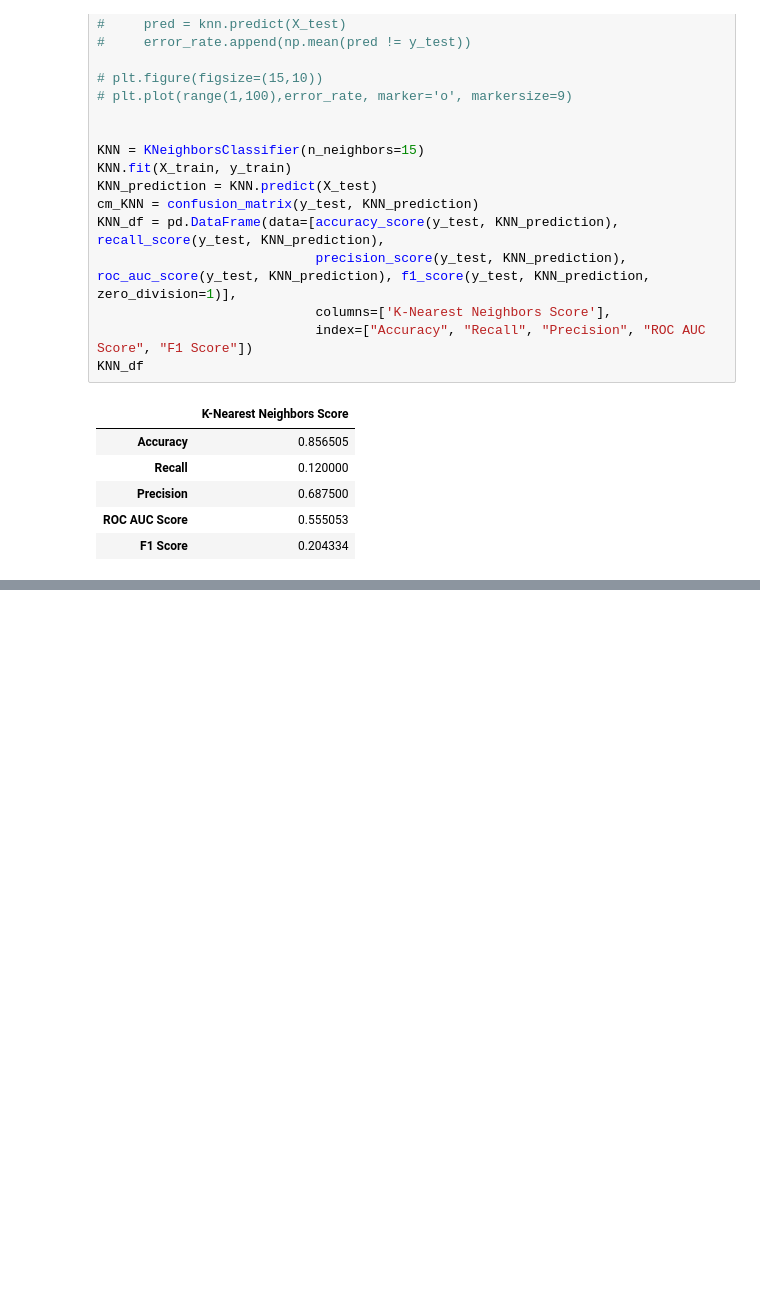
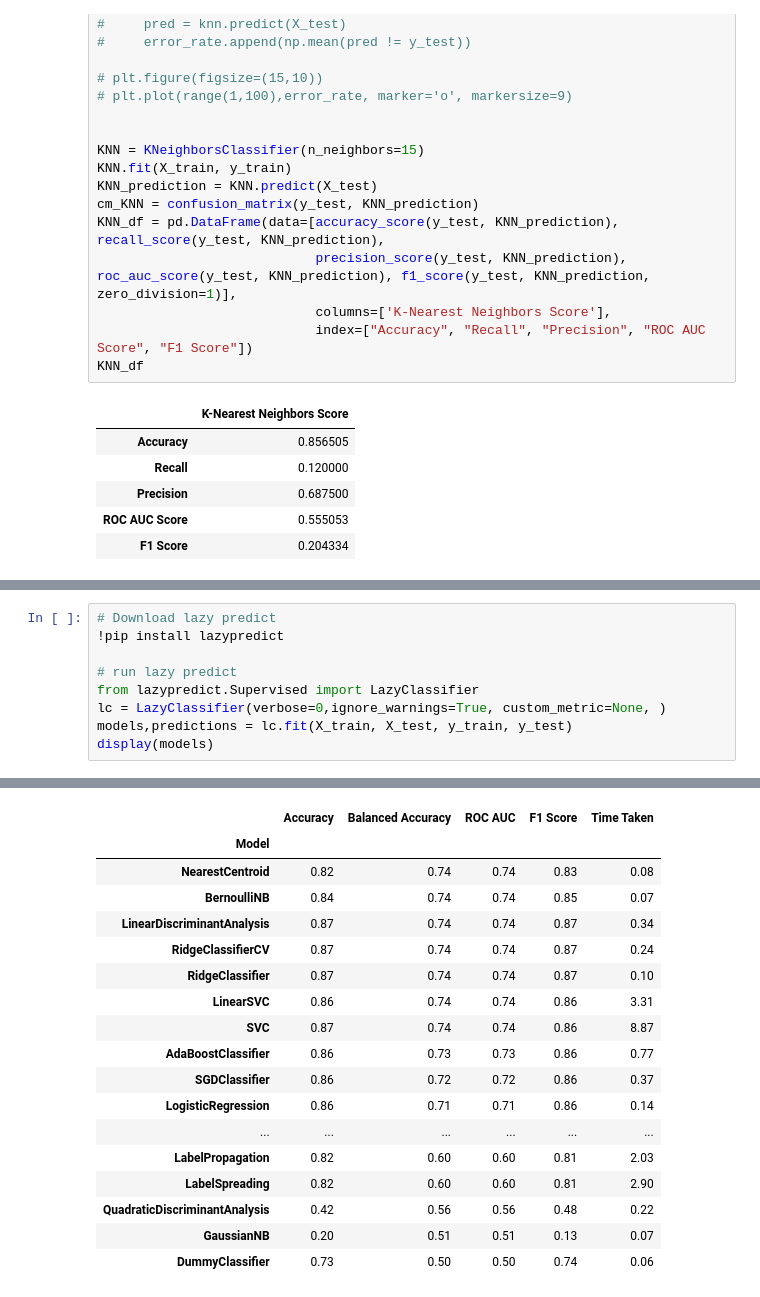
Before and after one commit to vaibhav1595/HR-Analytics-Predict-who-will-change-jobs, a Jupyter notebook: Predict_who_will_move_to_a_new_job.ipynb, the cells around one changed output, grey strips where cells are left out. Cells and saved outputs as stored; diff of their text form; blank space fills up the shorter version.

```diff
--- a/Predict_who_will_move_to_a_new_job.ipynb
+++ b/Predict_who_will_move_to_a_new_job.ipynb
@@ -923,0 +887,10 @@ all_models
+# %%
+# Download lazy predict
+!pip install lazypredict
+
+# run lazy predict
+from lazypredict.Supervised import LazyClassifier
+lc = LazyClassifier(verbose=0,ignore_warnings=True, custom_metric=None, )
+models,predictions = lc.fit(X_train, X_test, y_train, y_test)
+display(models)
+# %% [output]
@@ -923,0 +914,18 @@ all_models
+|  | Accuracy | Balanced Accuracy | ROC AUC | F1 Score | Time Taken |
+| Model |  |  |  |  |  |
+| NearestCentroid | 0.82 | 0.74 | 0.74 | 0.83 | 0.08 |
+| BernoulliNB | 0.84 | 0.74 | 0.74 | 0.85 | 0.07 |
+| LinearDiscriminantAnalysis | 0.87 | 0.74 | 0.74 | 0.87 | 0.34 |
+| RidgeClassifierCV | 0.87 | 0.74 | 0.74 | 0.87 | 0.24 |
+| RidgeClassifier | 0.87 | 0.74 | 0.74 | 0.87 | 0.10 |
+| LinearSVC | 0.86 | 0.74 | 0.74 | 0.86 | 3.31 |
+| SVC | 0.87 | 0.74 | 0.74 | 0.86 | 8.87 |
+| AdaBoostClassifier | 0.86 | 0.73 | 0.73 | 0.86 | 0.77 |
+| SGDClassifier | 0.86 | 0.72 | 0.72 | 0.86 | 0.37 |
+| LogisticRegression | 0.86 | 0.71 | 0.71 | 0.86 | 0.14 |
+| ... | ... | ... | ... | ... | ... |
+| LabelPropagation | 0.82 | 0.60 | 0.60 | 0.81 | 2.03 |
+| LabelSpreading | 0.82 | 0.60 | 0.60 | 0.81 | 2.90 |
+| QuadraticDiscriminantAnalysis | 0.42 | 0.56 | 0.56 | 0.48 | 0.22 |
+| GaussianNB | 0.20 | 0.51 | 0.51 | 0.13 | 0.07 |
+| DummyClassifier | 0.73 | 0.50 | 0.50 | 0.74 | 0.06 |
```
Also changed, not shown: parts of 10 cells of this notebook.
